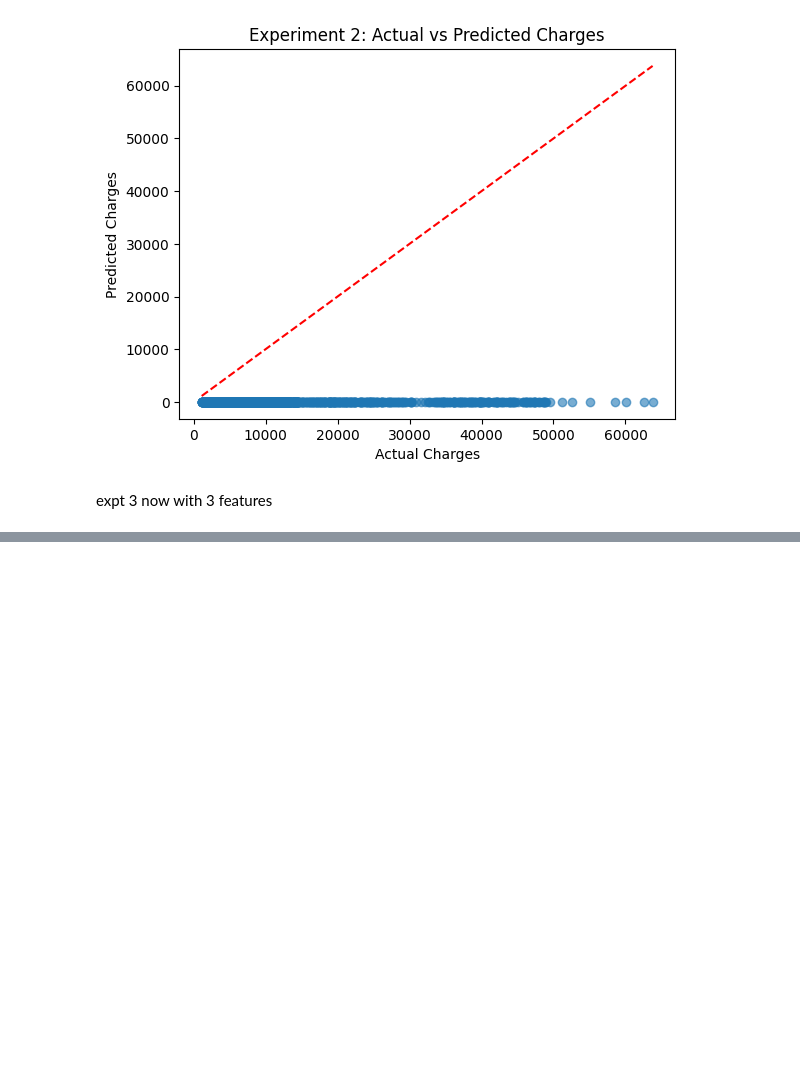
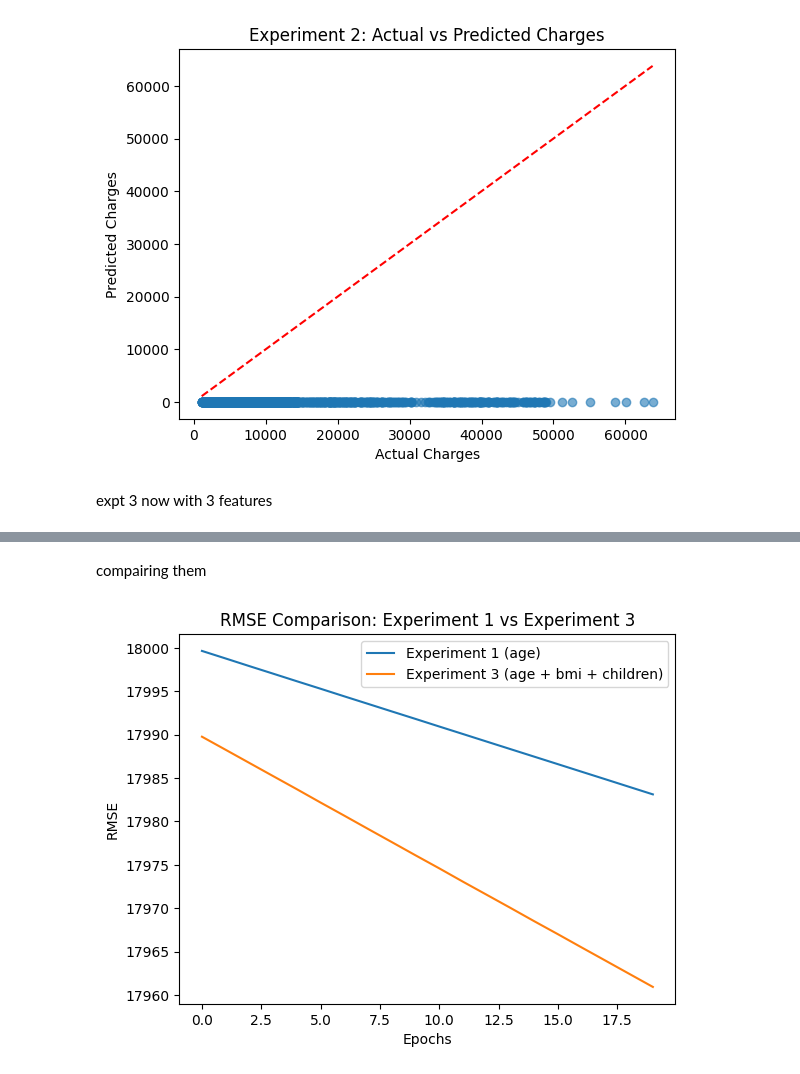
Before and after one commit to utkarsh-a113/CORE, a Jupyter notebook: regressionPCC.ipynb, the cells around one changed output, grey strips where cells are left out. Drawn from its saved outputs; the diff is of its cells as text; code cells hidden in the pictures; blank space fills up the shorter version.

```diff
--- a/regressionPCC.ipynb
+++ b/regressionPCC.ipynb
@@ -414 +450,15 @@ Epoch 20/20
 [figure]
+# %% [markdown]
+compairing them
+# %%
+import matplotlib.pyplot as plt
+
+plt.plot(history_1.history['rmse'], label='Experiment 1 (age)')
+plt.plot(history_3.history['rmse'], label='Experiment 3 (age + bmi + children)')
+plt.xlabel('Epochs')
+plt.ylabel('RMSE')
+plt.title('RMSE Comparison: Experiment 1 vs Experiment 3')
+plt.legend()
+plt.show()
+# %% [output]
+[figure, added]
```
Also changed, not shown: parts of 10 cells of this notebook.
